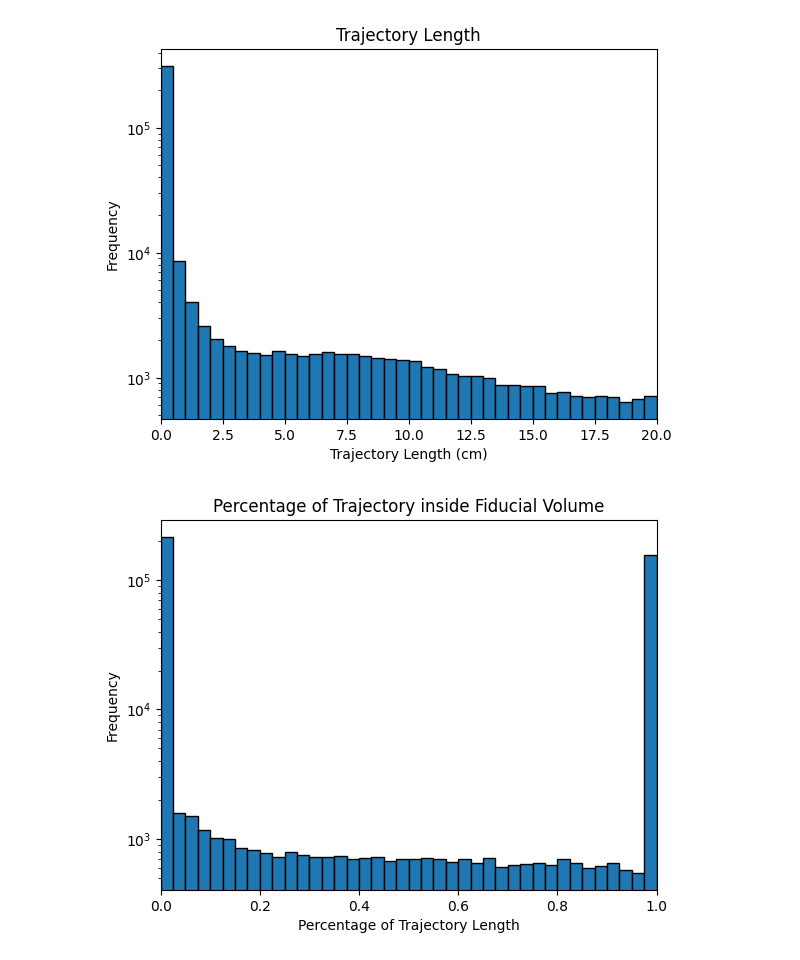
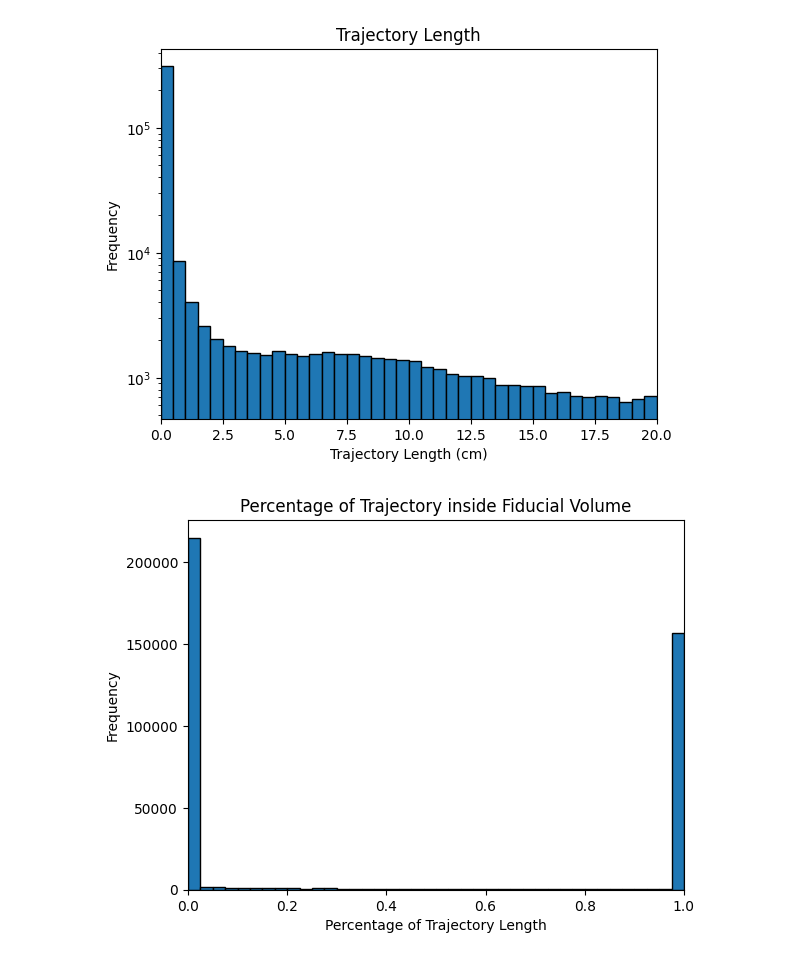
Before and after one commit to vaccarojohn/SNeNDSim, a Jupyter notebook: sim/signal/signal_trajectory_analysis.ipynb, the cells around one changed output. Drawn from its saved outputs; the diff is of its cells as text; code cells hidden in the pictures.

```diff
--- a/sim/signal/signal_trajectory_analysis.ipynb
+++ b/sim/signal/signal_trajectory_analysis.ipynb
@@ -47,20 +47,19 @@ plt.show()
 # %%
 # Fiducial volume ratio plot
 
 # Define bins
 bins = np.arange(0, 1.025, 0.025)
 plt.hist(data['pflengths'], bins=bins, edgecolor='black')
 plt.xlim(0, 1)
 
 # Axis labels
-plt.yscale('log')
 plt.xlabel('Percentage of Trajectory Length')
 plt.ylabel('Frequency')
 plt.title('Percentage of Trajectory inside Fiducial Volume')
 
 plt.show()
 # %% [output]
-[figure, old version]
+[figure, new version]
 # %%
 # Signal volume ratio plot
 
```
Also changed, not shown: parts of 2 cells of this notebook, 1 other file.
